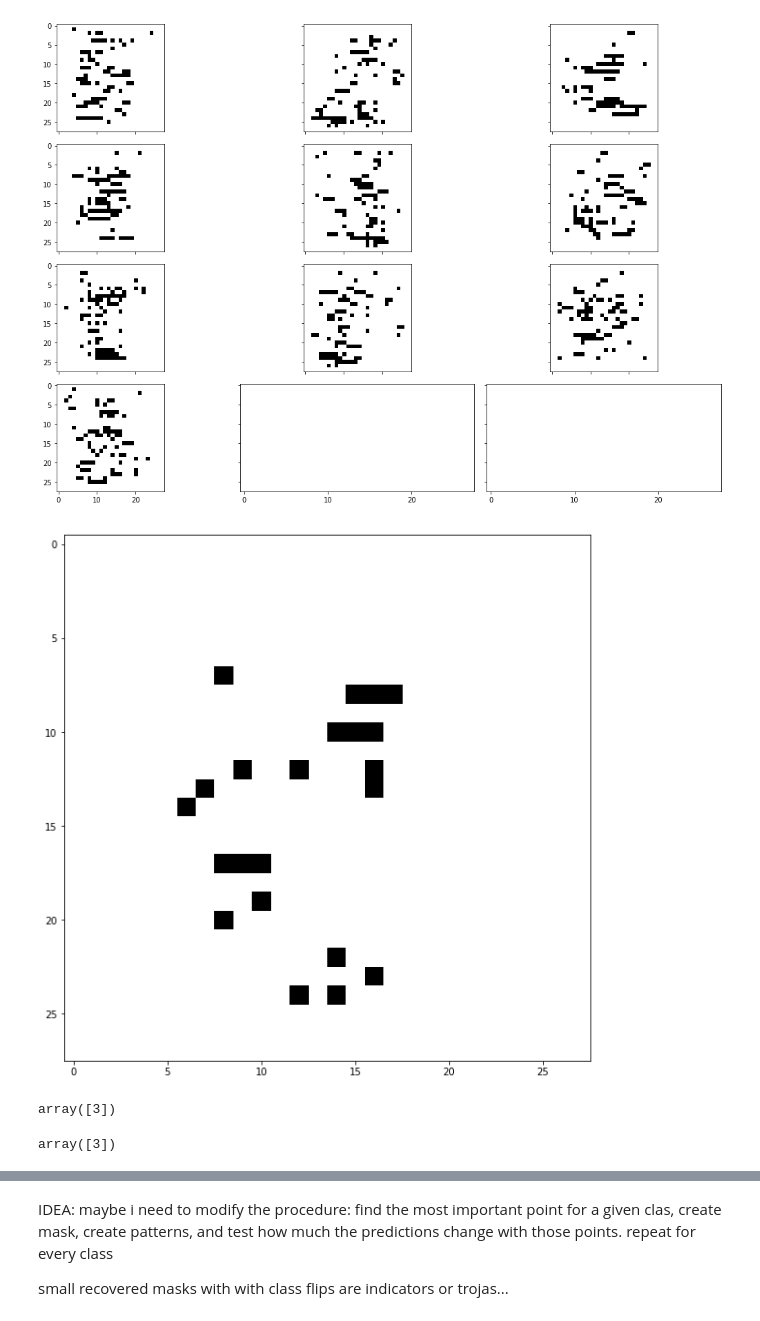
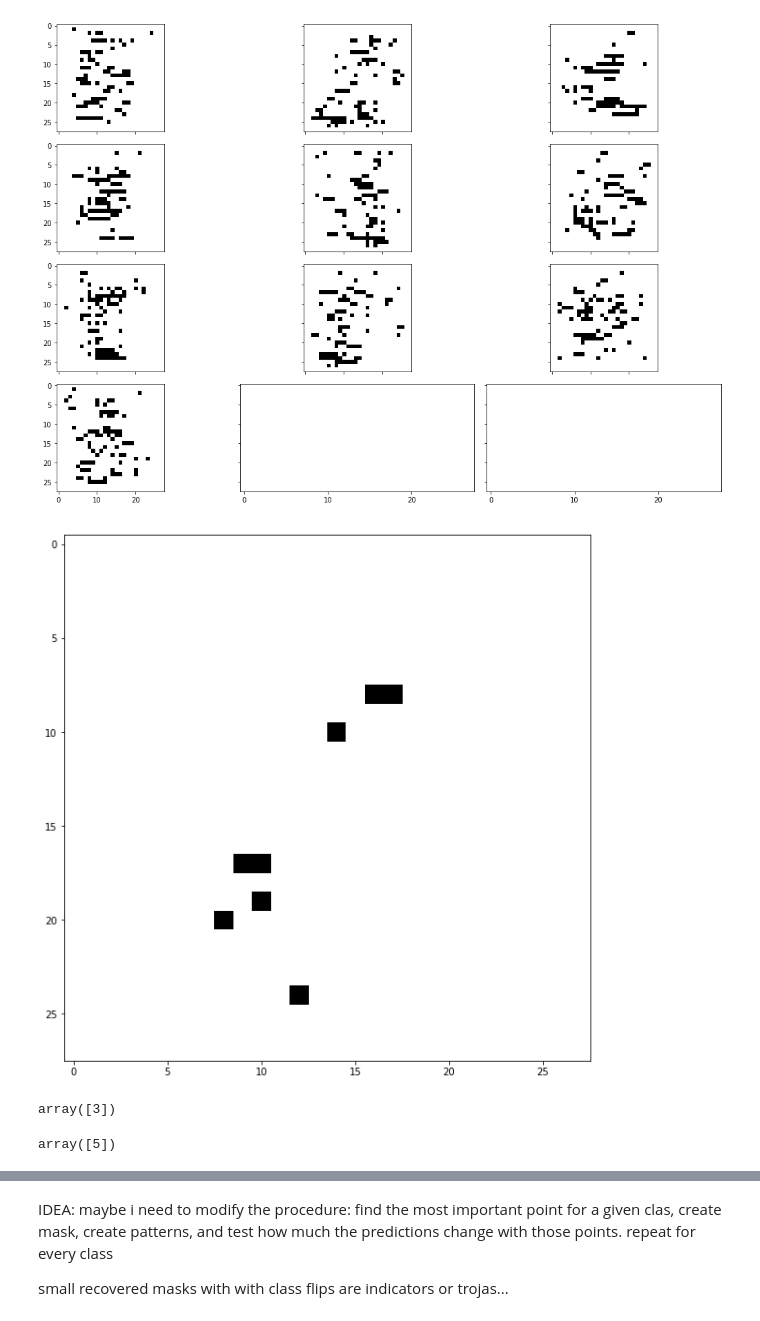
Before and after one commit to edublancas/trojan-defender, a Jupyter notebook: experiments/full-pipeline.ipynb, the cells around one changed output, grey strips where cells are left out. Saved outputs shown, nothing was run; the diff lists cells and outputs as text; code cells hidden in the pictures.

Commit message:
cleaning up nb

```diff
--- a/experiments/full-pipeline.ipynb
+++ b/experiments/full-pipeline.ipynb
@@ -254,7 +229,7 @@ for sms in sms_model:
     d = sms.reshape(-1, 1)
     env = EllipticEnvelope()
     env.fit(d)
-    outliers = env.predict(d).reshape(28, 28, 1)
+    outliers = env.predict(d).reshape(clean.input_shape)
     outliers[outliers == 1] = 0
     outliers[outliers == -1] = 1
     outs.append(outliers)
@@ -263,11 +238,11 @@ plot.grid(outs)
 # %% [output]
 [figure]
 # %%
-AT_LEAST = 5
+AT_LEAST = ceil(clean.num_classes/2 + 1)
 recovered = np.stack([s == 1 for s in outs]).sum(axis=0) >= AT_LEAST
 plot.image(recovered)
 # %% [output]
-[figure, old version]
+[figure, new version]
 # %%
 mask = np.repeat(recovered, clean.input_shape[2], axis=2)
 # %%
@@ -286,7 +261,7 @@ array([3])
 # %%
 baseline.predict_classes(blank_input[np.newaxis, :])
 # %% [output]
-array([3])
+array([5])
 # %%
 plot.image(blank_input)
 # %% [output]
```
Also changed, not shown: parts of 18 cells of this notebook.
